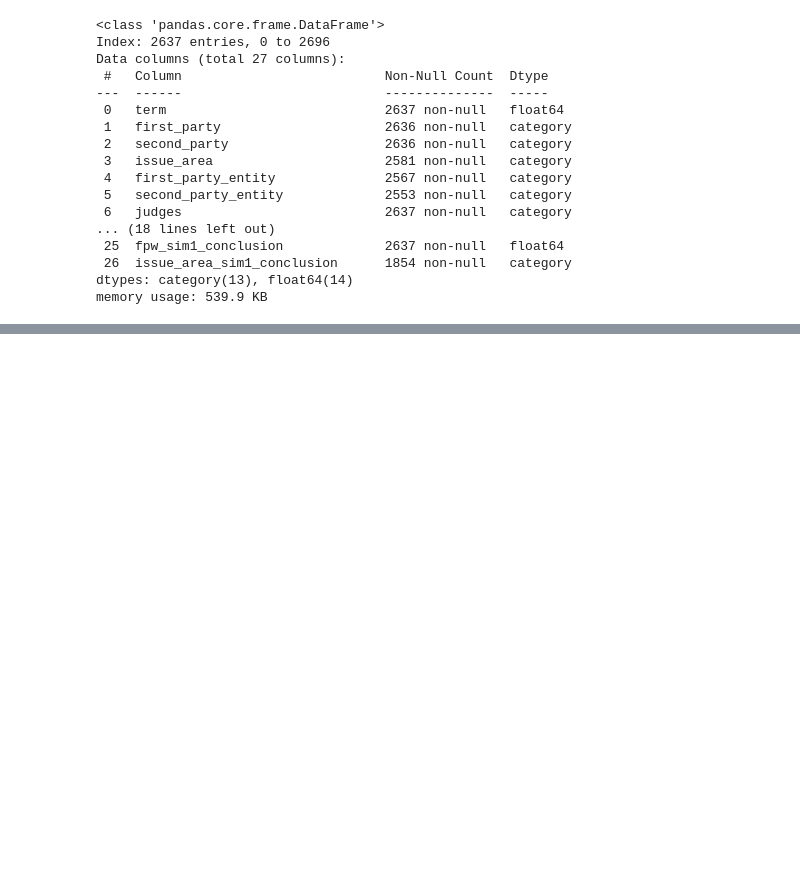
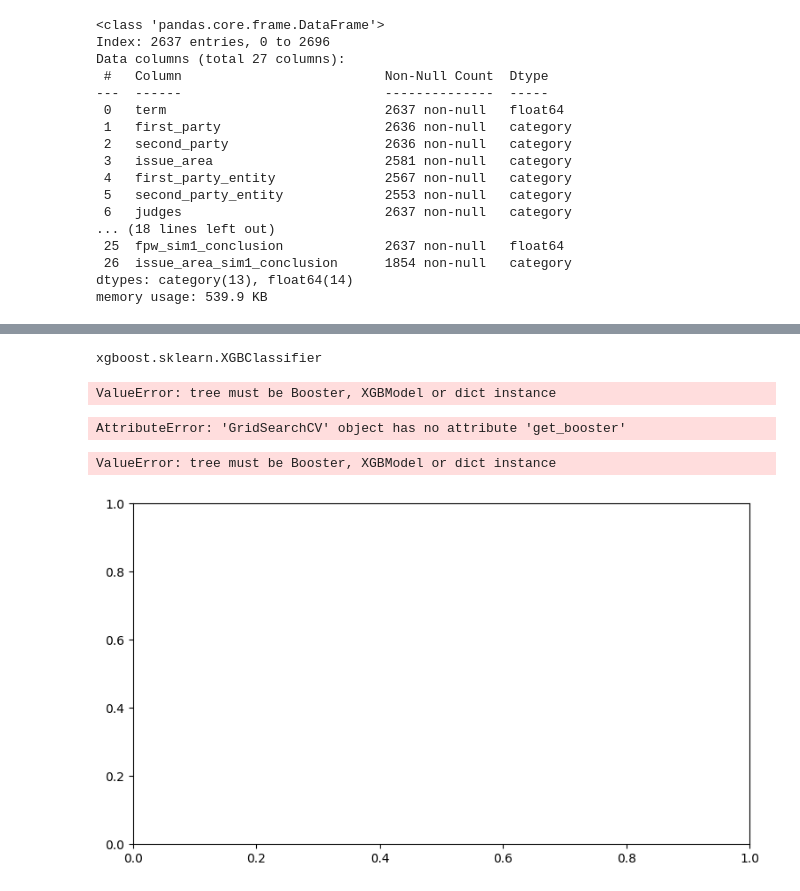
Before and after one commit to RMLanders/filevine_casestudy, a Jupyter notebook: model_train_fpw.ipynb, the cells around one changed output, grey strips where cells are left out. Saved outputs shown, nothing was run; the diff lists cells and outputs as text; code cells hidden in the pictures; blank space fills up the shorter version.

```diff
--- a/model_train_fpw.ipynb
+++ b/model_train_fpw.ipynb
@@ -173,9 +175,9 @@ for train, test in cv.split(X, y):
     y_train = y.iloc[train]
     y_test = y.iloc[test]
     est, train_score, test_score = fit_and_score(
-        clone(grid_search), X_train, X_test, y_train, y_test
+        clone(estimator), X_train, X_test, y_train, y_test
     )
-    results[grid_search] = (train_score, test_score)
+    results[estimator] = (train_score, test_score)
 
 print("===========")
 print(results)
@@ -205,0 +202,2 @@ print(grid_search.best_estimator_)
+# %%
+mod = list(results.keys())[0]
@@ -205,0 +208,2 @@ print(grid_search.best_estimator_)
+# %%
+model = mod.fit(X_train, y_train, eval_set=[(X_test, y_test)])
@@ -218,3 +248,23 @@ pyplot.show()
+# %%
+type(model.best_estimator_)
+# %% [output]
+xgboost.sklearn.XGBClassifier
+# %%
+plot_importance(model)
+# %% [output]
+ValueError: tree must be Booster, XGBModel or dict instance
+# %%
+mod_imps = pd.DataFrame(list(model.get_booster().get_fscore().items()),
+columns=['feature','importance']).sort_values('importance', ascending=False)
+# %% [output]
+AttributeError: 'GridSearchCV' object has no attribute 'get_booster'
+# %%
+fig, ax = plt.subplots(figsize=(9,5))
+plot_importance(model.best_estimator_.feature_importances_, ax=ax)
+plt.show()
+# %% [output]
+ValueError: tree must be Booster, XGBModel or dict instance
+[figure, added]
 # %%
 # data = xgb.DMatrix(X, label=y, enable_categorical=True)
 # params = {'max_depth': 5, 'eta':3, 'objective':'binary:logistic', 'n_estimators': range(10, 100, 5), 'learning_rate': [0.1, 0.01, 0.05]}
```
Also changed, not shown: parts of 9 cells of this notebook.
